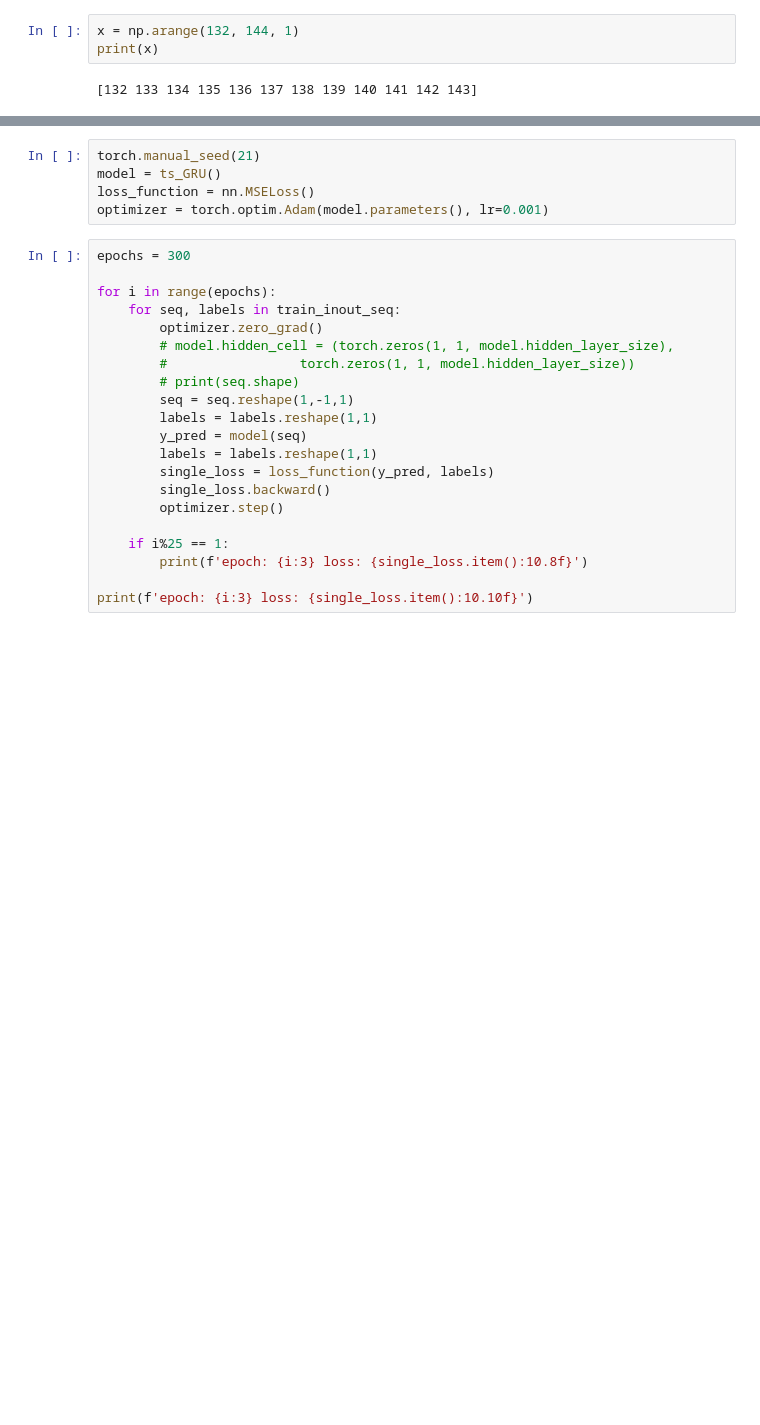
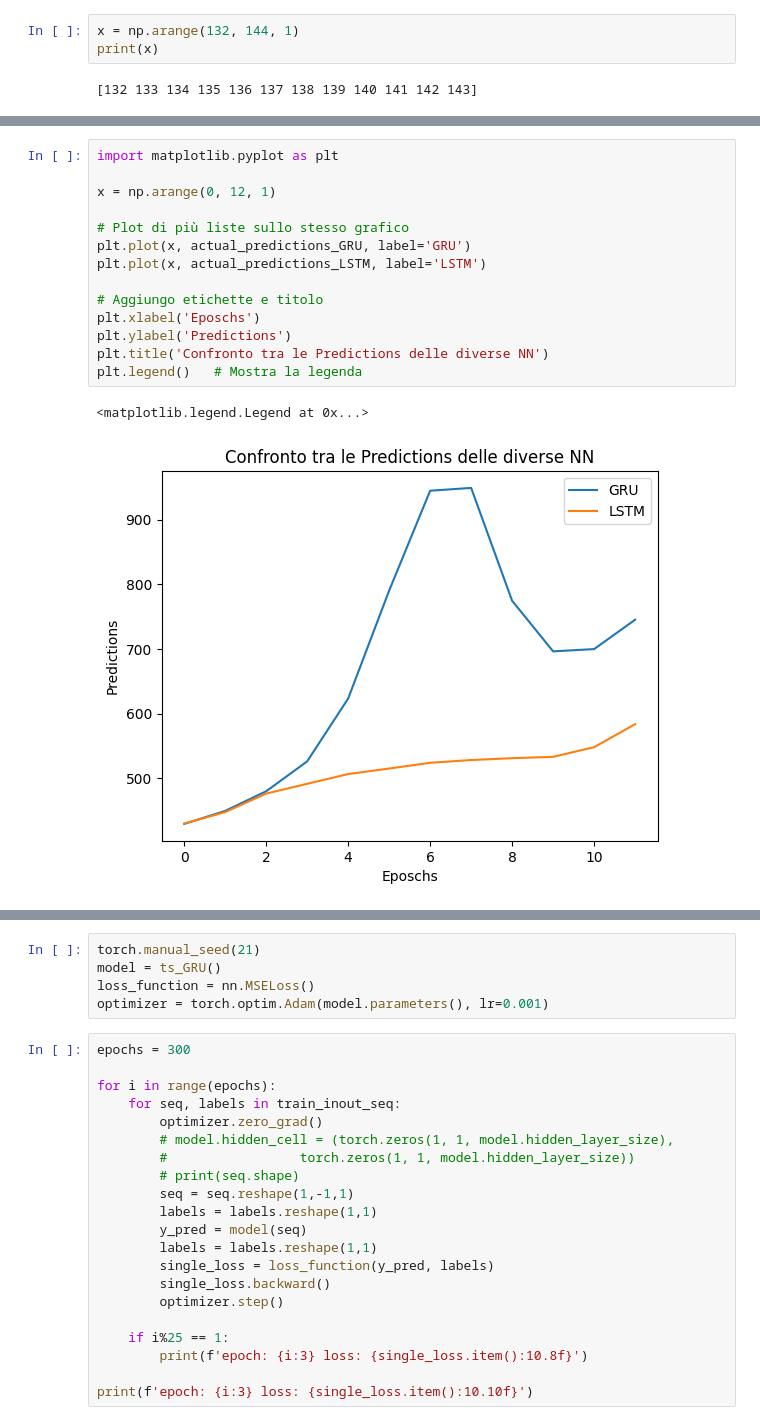
Before and after one commit to MatteoBollecchino/Corsi_Magistrale_SST, a Jupyter notebook: MLSA/AA20252026/notebooks/Lecture_4_Deep_Learning_RNN.ipynb, the cells around one changed output, grey strips where cells are left out. Drawn from its saved outputs; the diff is of its cells as text; blank space fills up the shorter version.

```diff
--- a/MLSA/AA20252026/notebooks/Lecture_4_Deep_Learning_RNN.ipynb
+++ b/MLSA/AA20252026/notebooks/Lecture_4_Deep_Learning_RNN.ipynb
@@ -1184,3 +1301,20 @@ plt.show()
+# %%
+import matplotlib.pyplot as plt
+
+x = np.arange(0, 12, 1)
+
+# Plot di più liste sullo stesso grafico
+plt.plot(x, actual_predictions_GRU, label='GRU')
+plt.plot(x, actual_predictions_LSTM, label='LSTM')
+
+# Aggiungo etichette e titolo
+plt.xlabel('Eposchs')
+plt.ylabel('Predictions')
+plt.title('Confronto tra le Predictions delle diverse NN')
+plt.legend()   # Mostra la legenda
+# %% [output]
+<matplotlib.legend.Legend at 0x...>
+[figure, added]
 # %%
 
 class ts_GRU(nn.Module):
```
Also changed, not shown: parts of 15 cells of this notebook.
